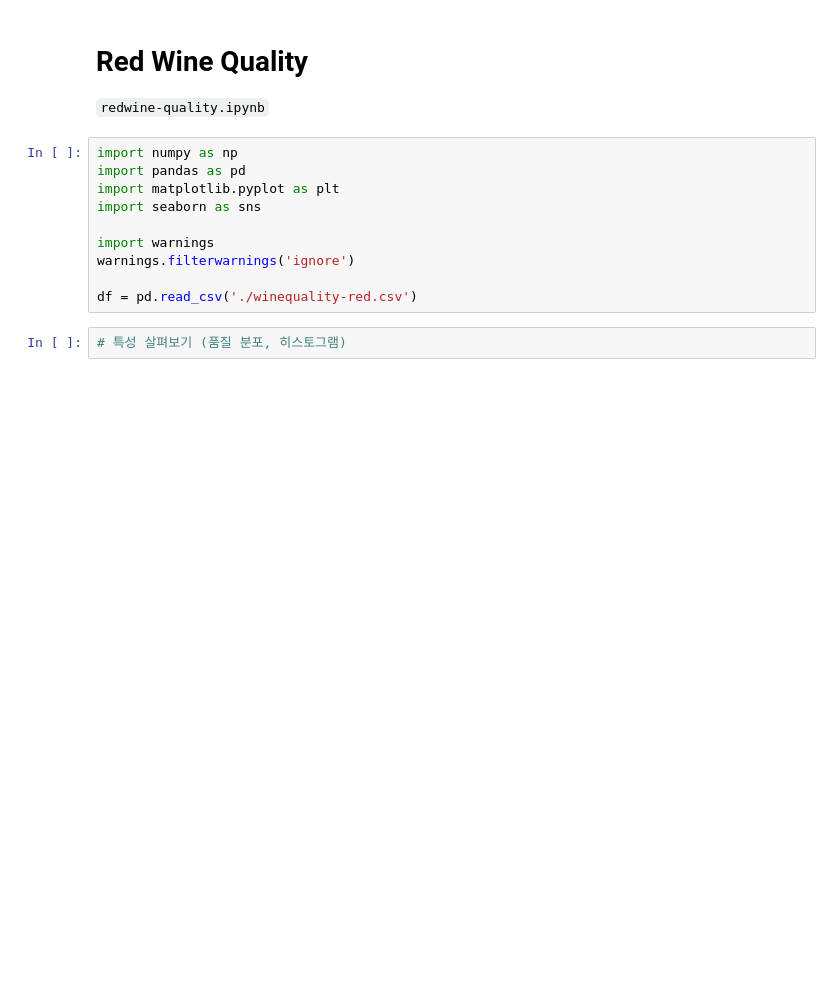
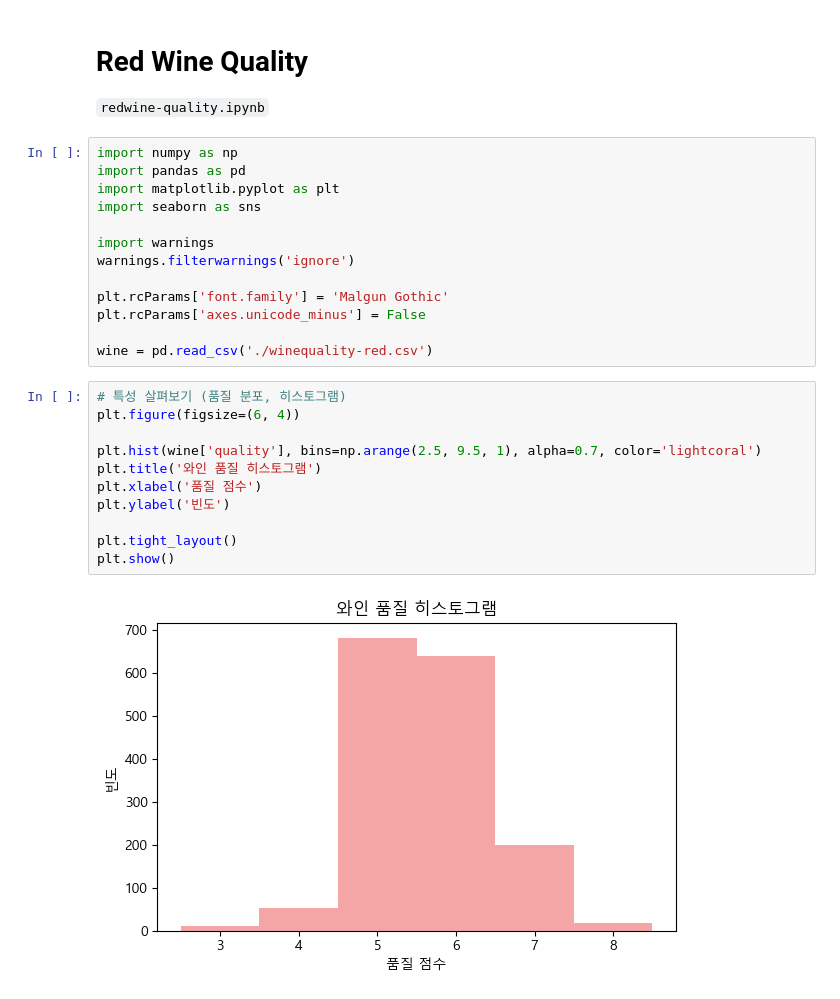
Before and after one commit to verba-neo/gaida-1, a Jupyter notebook: ML/redwine-quality.ipynb, the cells around one changed output. Saved outputs shown, nothing was run; the diff lists cells and outputs as text; blank space fills up the shorter version.

```diff
--- a/ML/redwine-quality.ipynb
+++ b/ML/redwine-quality.ipynb
@@ -10,8 +10,22 @@ import seaborn as sns
 import warnings
 warnings.filterwarnings('ignore')
 
-df = pd.read_csv('./winequality-red.csv')
+plt.rcParams['font.family'] = 'Malgun Gothic'
+plt.rcParams['axes.unicode_minus'] = False
+
+wine = pd.read_csv('./winequality-red.csv')
 # %%
 # 특성 살펴보기 (품질 분포, 히스토그램)
+plt.figure(figsize=(6, 4))
+
+plt.hist(wine['quality'], bins=np.arange(2.5, 9.5, 1), alpha=0.7, color='lightcoral')
+plt.title('와인 품질 히스토그램')
+plt.xlabel('품질 점수')
+plt.ylabel('빈도')
+
+plt.tight_layout()
+plt.show()
+# %% [output]
+[figure, added]
 # %%
 # 품질과의 상관관계 (히트맵) / 품질에 영향을 많이 주는 특성들 시각화
```
Also changed, not shown: parts of 6 cells of this notebook.
